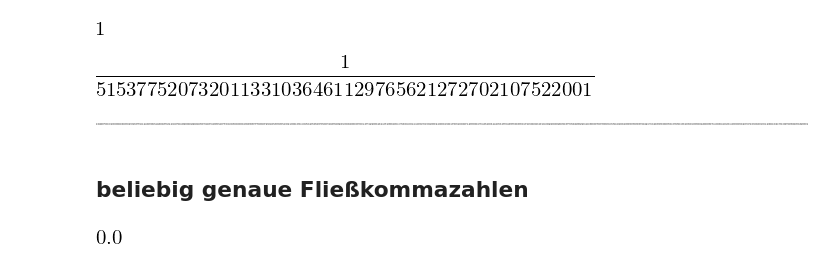
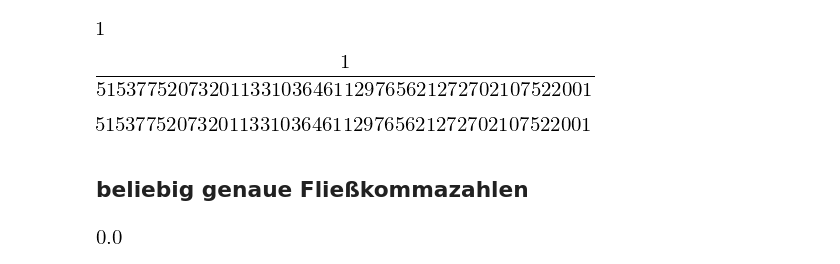
Before and after one commit to Ruediger-Braun/compana16, a Jupyter notebook: Lektion01.ipynb, the cells around one changed output. Saved outputs shown, nothing was run; the diff lists cells and outputs as text; code cells hidden in the pictures.

```diff
--- a/Lektion01.ipynb
+++ b/Lektion01.ipynb
@@ -49,9 +49,9 @@ drittel**100
 # %% [output]
 [figure]
 # %%
-3**1000
+3**100
 # %% [output]
-[figure, old version]
+[figure, new version]
 # %% [markdown]
 ## beliebig genaue Fließkommazahlen
 # %%
```
Also changed, not shown: parts of 1 cell of this notebook.
